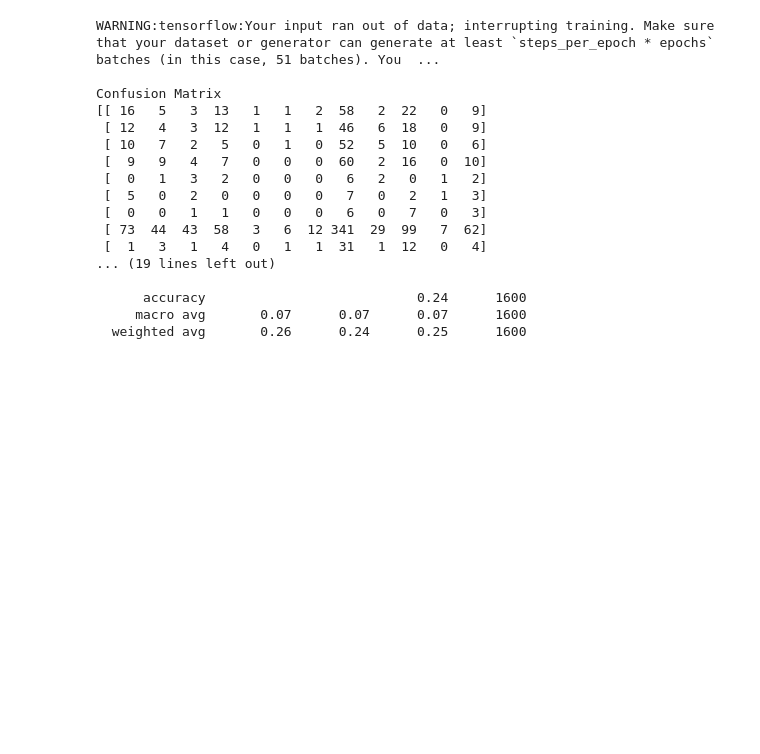
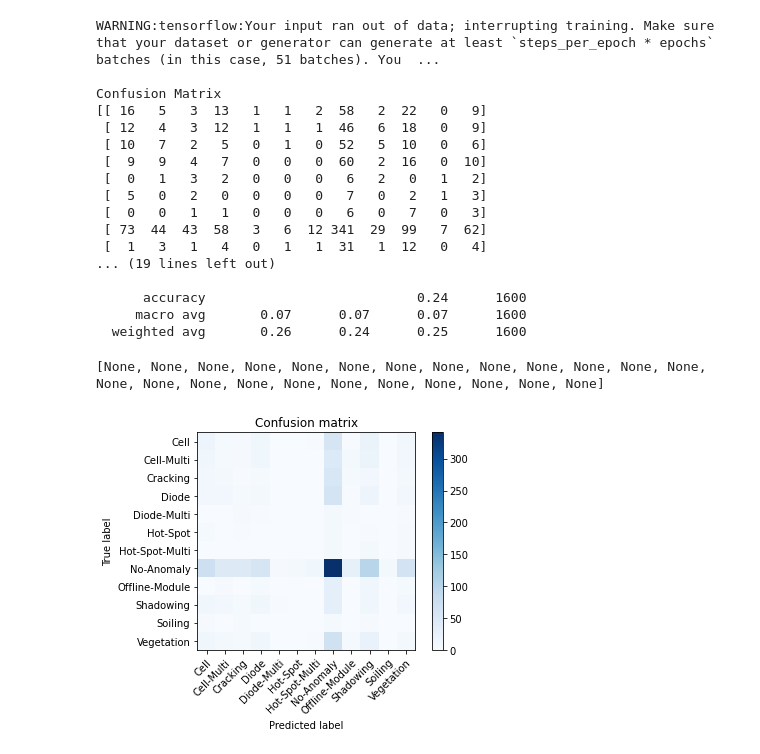
Before and after one commit to regiiis/dlv_group_project, a Jupyter notebook: dlv_1.ipynb, the cells around one changed output. Saved outputs shown, nothing was run; the diff lists cells and outputs as text; code cells hidden in the pictures; blank space fills up the shorter version.

```diff
--- a/dlv_1.ipynb
+++ b/dlv_1.ipynb
@@ -503,3 +503,20 @@ Confusion Matrix
       accuracy                           0.24      1600
      macro avg       0.07      0.07      0.07      1600
   weighted avg       0.26      0.24      0.25      1600
+# %%
+cm = confusion_matrix(val_generator.classes, y_pred)
+fig, ax = plt.subplots()
+im = ax.imshow(cm, interpolation='nearest', cmap=plt.cm.Blues)
+title = 'Confusion matrix'
+ax.figure.colorbar(im, ax=ax)
+ax.set(xticks=np.arange(cm.shape[1]),
+    yticks=np.arange(cm.shape[0]),
+    xticklabels=target_names, yticklabels=target_names,
+    title=title,
+    ylabel='True label',
+    xlabel='Predicted label')
+print(plt.setp(ax.get_xticklabels(), rotation=45, ha="right",
+             rotation_mode="anchor"))
+# %% [output]
+[None, None, None, None, None, None, None, None, None, None, None, None, None, None, None, None, None, None, None, None, None, None, None, None]
+[figure, added]
```
Also changed, not shown: parts of 2 cells of this notebook.
